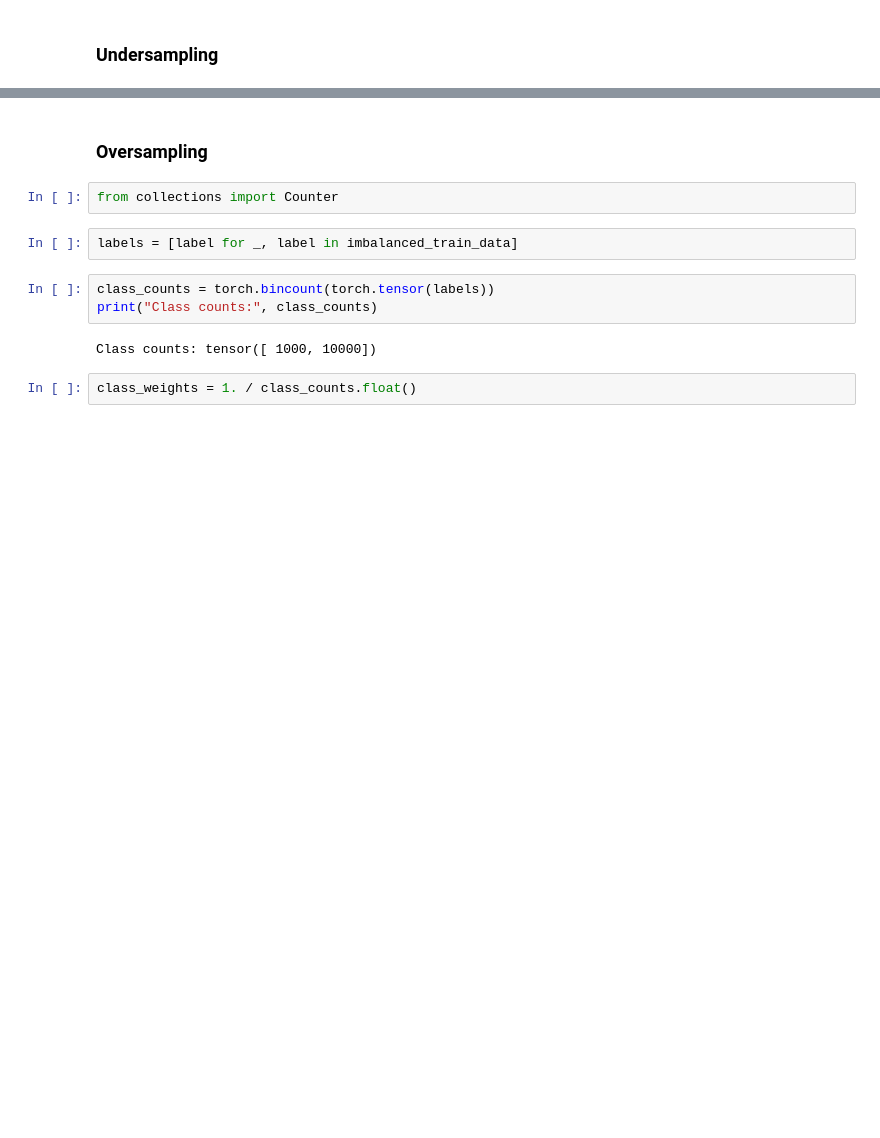
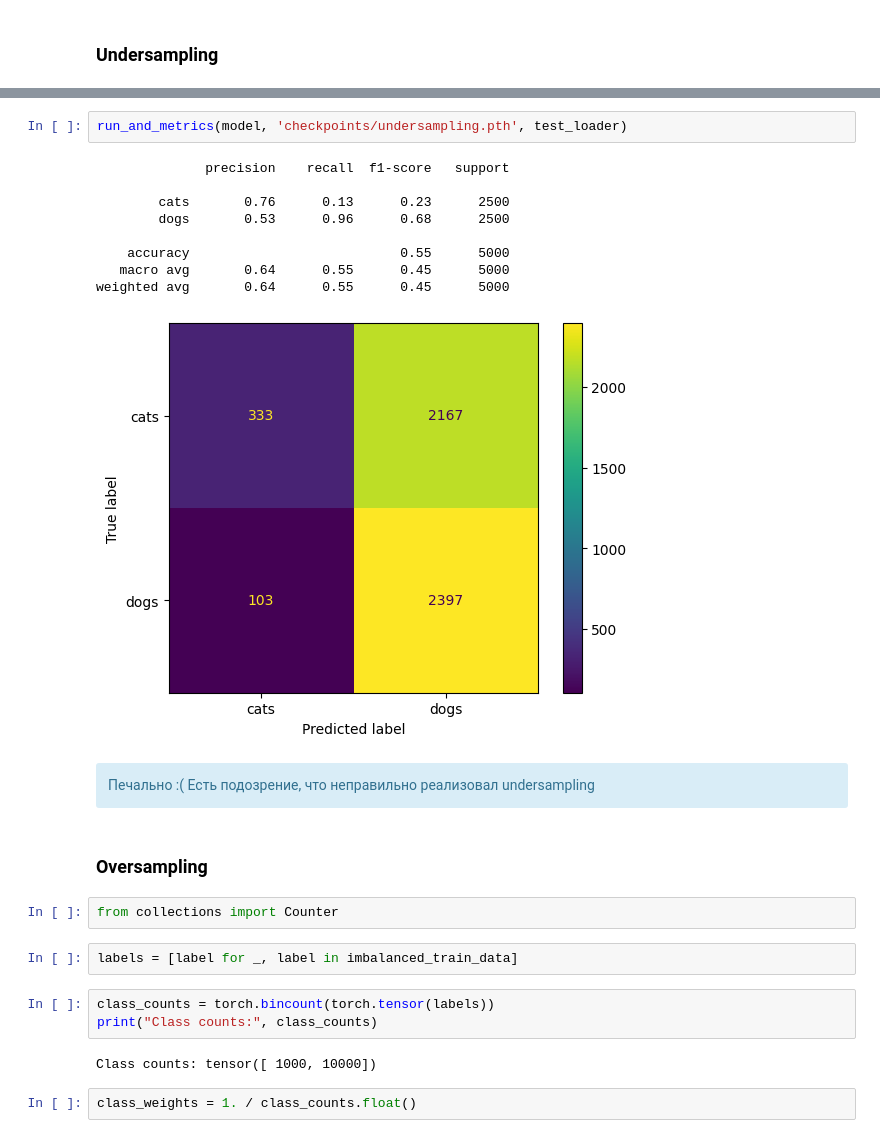
Before and after one commit to br0fire/HSE_CV, a Jupyter notebook: HW1/ДЗ_Классификация_изображений.ipynb, the cells around one changed output, grey strips where cells are left out. Saved outputs shown, nothing was run; the diff lists cells and outputs as text; blank space fills up the shorter version.

```diff
--- a/HW1/ДЗ_Классификация_изображений.ipynb
+++ b/HW1/ДЗ_Классификация_изображений.ipynb
@@ -352,3 +387,19 @@ Resampling включает в себя ве техники — **under**samplin
+# %%
+run_and_metrics(model, 'checkpoints/undersampling.pth', test_loader)
+# %% [output]
+              precision    recall  f1-score   support
+
+        cats       0.76      0.13      0.23      2500
+        dogs       0.53      0.96      0.68      2500
+
+    accuracy                           0.55      5000
+   macro avg       0.64      0.55      0.45      5000
+weighted avg       0.64      0.55      0.45      5000
+[figure, added]
+# %% [markdown]
+<div class="alert alert-block alert-info">
+Печально :( Есть подозрение, что неправильно реализовал undersampling
+</div>
 # %% [markdown]
 ### Oversampling
 # %%
```
Also changed, not shown: parts of 9 cells of this notebook.
